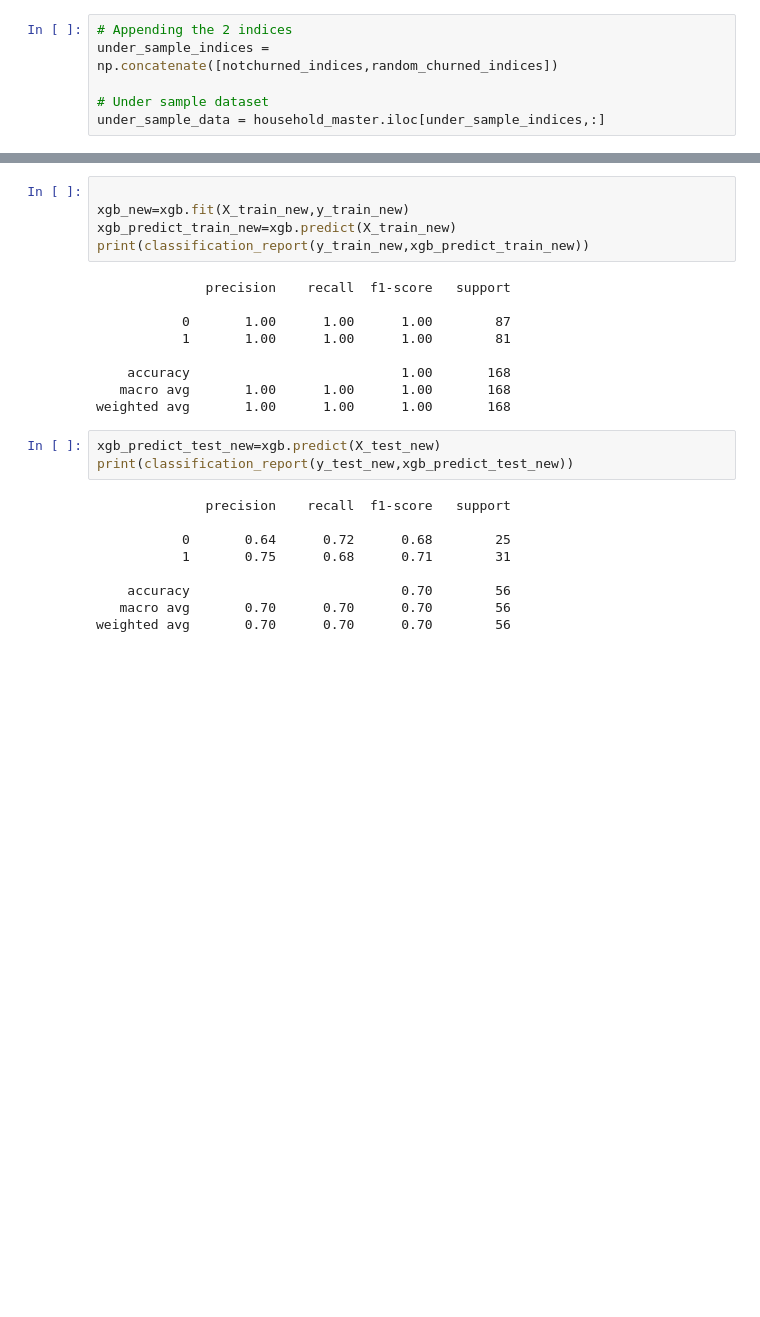
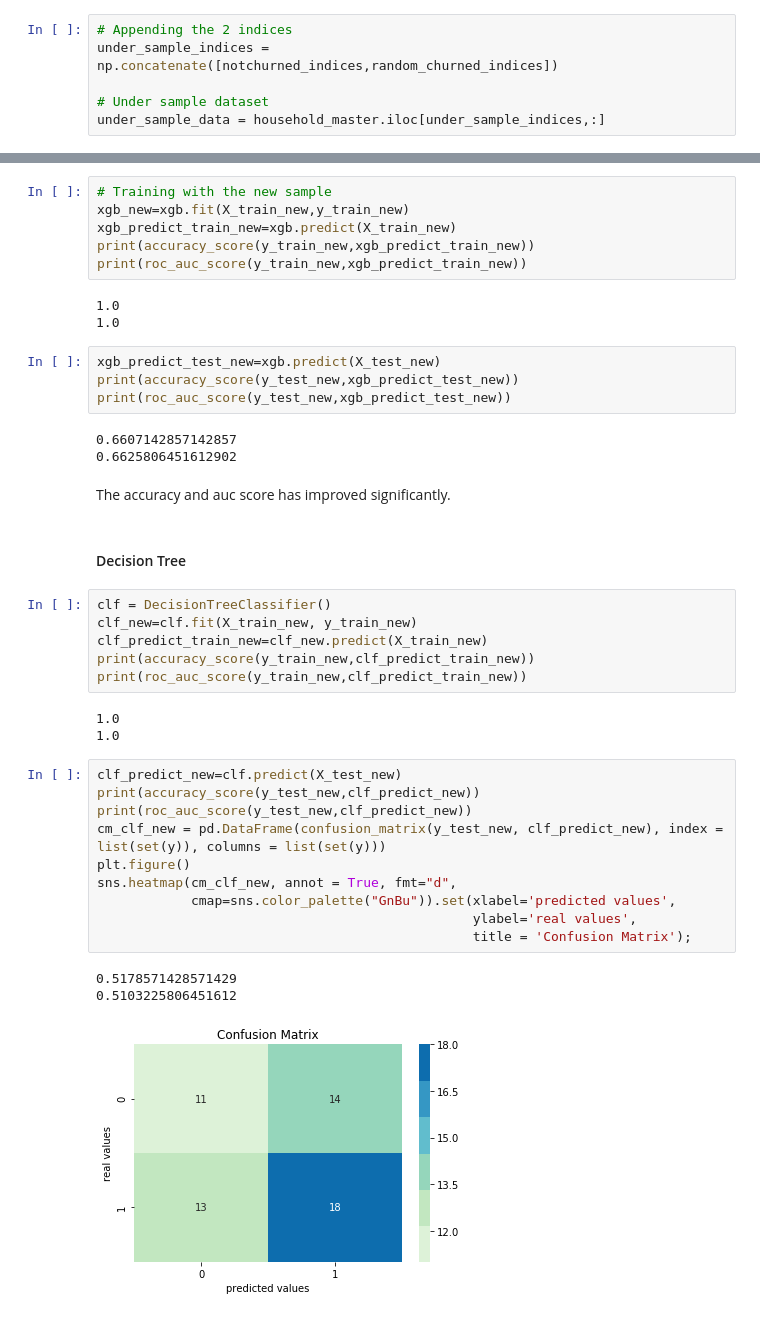
Before and after one commit to ambita20/Customer-Engagement-Python-Project, a Jupyter notebook: PythonProject.ipynb, the cells around one changed output, grey strips where cells are left out. Cells and saved outputs as stored; diff of their text form; blank space fills up the shorter version.

```diff
--- a/PythonProject.ipynb
+++ b/PythonProject.ipynb
@@ -593,26 +569,43 @@ X_train_new, X_test_new, y_train_new, y_test_new = train_test_split(X_undersampl
 # %%
-
+# Training with the new sample
 xgb_new=xgb.fit(X_train_new,y_train_new)
 xgb_predict_train_new=xgb.predict(X_train_new)
-print(classification_report(y_train_new,xgb_predict_train_new))
+print(accuracy_score(y_train_new,xgb_predict_train_new))
+print(roc_auc_score(y_train_new,xgb_predict_train_new))
 # %% [output]
-              precision    recall  f1-score   support
-
-           0       1.00      1.00      1.00        87
-           1       1.00      1.00      1.00        81
-
-    accuracy                           1.00       168
-   macro avg       1.00      1.00      1.00       168
-weighted avg       1.00      1.00      1.00       168
+1.0
+1.0
 # %%
 xgb_predict_test_new=xgb.predict(X_test_new)
-print(classification_report(y_test_new,xgb_predict_test_new))
+print(accuracy_score(y_test_new,xgb_predict_test_new))
+print(roc_auc_score(y_test_new,xgb_predict_test_new))
 # %% [output]
-              precision    recall  f1-score   support
-
-           0       0.64      0.72      0.68        25
-           1       0.75      0.68      0.71        31
-
-    accuracy                           0.70        56
-   macro avg       0.70      0.70      0.70        56
-weighted avg       0.70      0.70      0.70        56
+0.6607142857142857
+0.6625806451612902
+# %% [markdown]
+The accuracy and auc score has improved significantly.
+# %% [markdown]
+#### Decision Tree
+# %%
+clf = DecisionTreeClassifier()
+clf_new=clf.fit(X_train_new, y_train_new)
+clf_predict_train_new=clf_new.predict(X_train_new)
+print(accuracy_score(y_train_new,clf_predict_train_new))
+print(roc_auc_score(y_train_new,clf_predict_train_new))
+# %% [output]
+1.0
+1.0
+# %%
+clf_predict_new=clf.predict(X_test_new)
+print(accuracy_score(y_test_new,clf_predict_new))
+print(roc_auc_score(y_test_new,clf_predict_new))
+cm_clf_new = pd.DataFrame(confusion_matrix(y_test_new, clf_predict_new), index = list(set(y)), columns = list(set(y)))
+plt.figure()
+sns.heatmap(cm_clf_new, annot = True, fmt="d",
+            cmap=sns.color_palette("GnBu")).set(xlabel='predicted values',
+                                                ylabel='real values',
+                                                title = 'Confusion Matrix');
+# %% [output]
+0.5178571428571429
+0.5103225806451612
+[figure, added]
```
Also changed, not shown: parts of 26 cells of this notebook.
